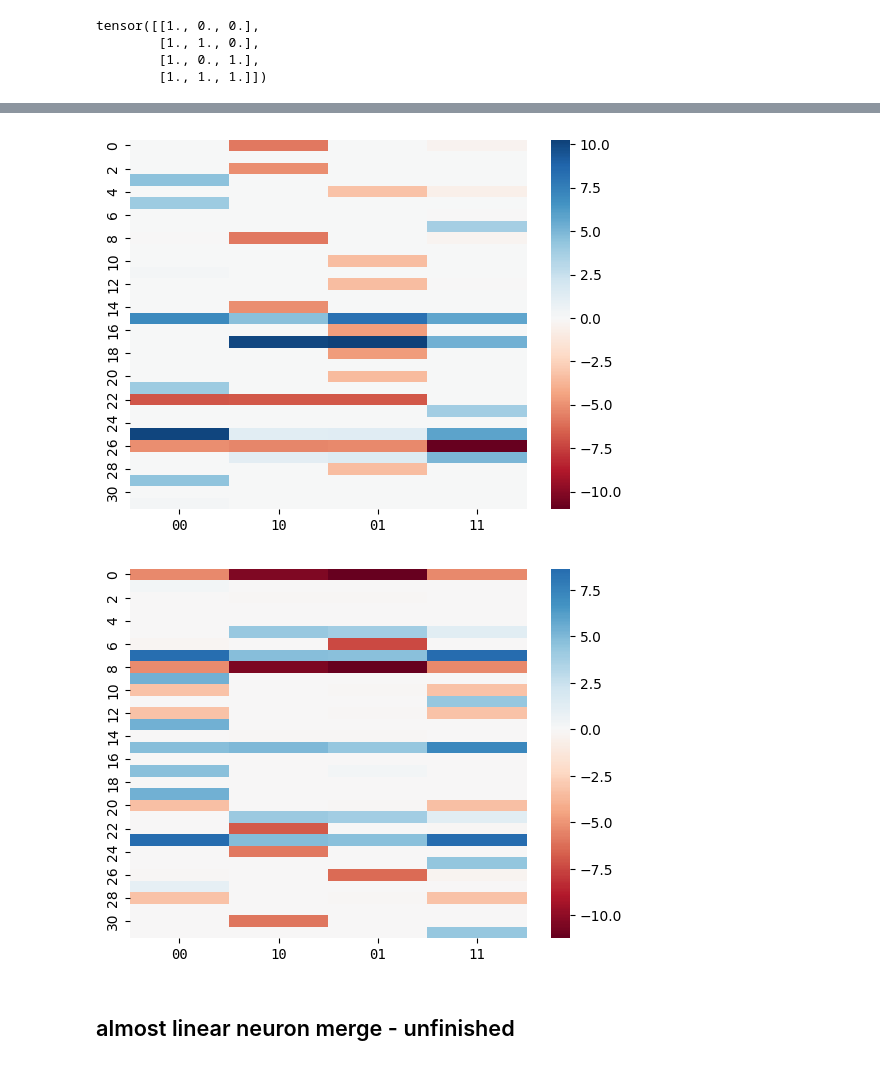
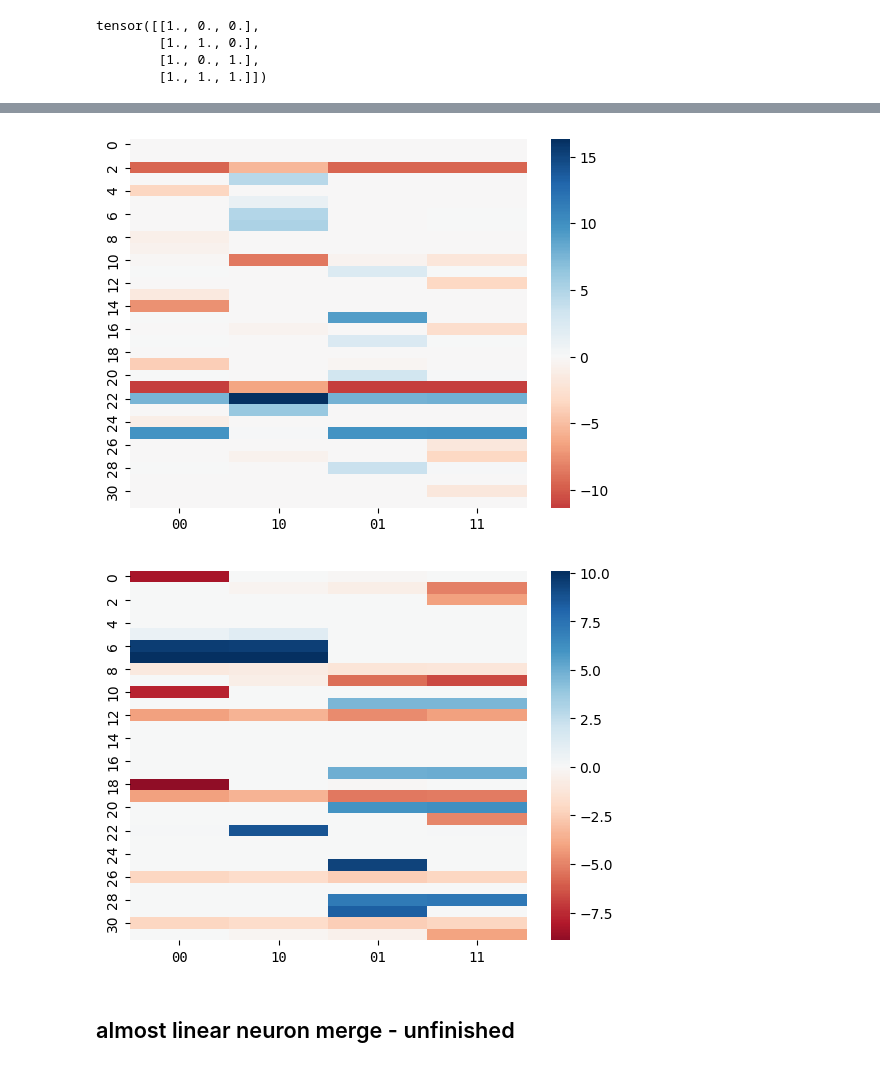
Before and after one commit to jackpeck/spd, a Jupyter notebook: spd/experiments/multitask_sparse_parity/examining_how_mtsp_model_works2.ipynb, the cells around one changed output, grey strips where cells are left out. Saved outputs shown, nothing was run; the diff lists cells and outputs as text; code cells hidden in the pictures.

```diff
--- a/spd/experiments/multitask_sparse_parity/examining_how_mtsp_model_works2.ipynb
+++ b/spd/experiments/multitask_sparse_parity/examining_how_mtsp_model_works2.ipynb
@@ -78,7 +79,10 @@ def patch_in_l2_if_model_has_l2_fix(model):
 # %%
 patch_in_l2_if_model_has_l2_fix(model)
 # %%
-l2_synth = model.l2.weight.data[0] - model.l2.weight.data[1]
+if hasattr(model, 'l2_bce'):
+    l2_synth = model.l2_bce.weight.data[0]
+else:
+    l2_synth = model.l2.weight.data[0] - model.l2.weight.data[1]
 # %%
 model
 # %% [output]
@@ -159,7 +161,8 @@ task_bits[:, dataset.selected_bits_by_task[0]] = bits
 x1 = torch.cat([F.one_hot(task_ids, config.n_control_bits), task_bits], dim=1).float()
 x2 = model.l1(x1)
 x3 = F.relu(x2)
-x4 = model.l2(x3)
+# x4 = model.l2(x3)
+x4 = model.l2_bce(x3)
 x1 = x1.detach()
 x2 = x2.detach()
 x3 = x3.detach()
@@ -186,7 +189,7 @@ for task_id in range(config.n_control_bits):
     x1 = torch.cat([F.one_hot(task_ids, config.n_control_bits).float(), task_bits.float()], dim=1)
     x2 = model.l1(x1)
     x3 = F.relu(x2)
-    x4 = model.l2(x3)
+    x4 = model.l2_bce(x3)
     x1 = x1.detach()
     x2 = x2.detach()
     x3 = x3.detach()
@@ -203,30 +206,30 @@ for task_id in range(config.n_control_bits):
 # %%
 for task_id in range(config.n_control_bits):
     task_ids = torch.tensor(task_id).repeat(2**config.n_xored_bits)
     # task_bits = torch.ones((2**config.n_xored_bits, config.n_task_bits), dtype=torch.long)
     # task_bits = torch.zeros((2**config.n_xored_bits, config.n_task_bits))
     task_bits = torch.randint(2, (2**config.n_xored_bits, config.n_task_bits)).float()
     task_bits[:, dataset.selected_bits_by_task[task_id]] = bits.float()
     # out = model((task_ids, task_bits, ()))
     # out[:, 0] - out[:, 1]
 
     x1 = torch.cat([F.one_hot(task_ids, config.n_control_bits).float(), task_bits.float()], dim=1)
     x2 = model.l1(x1)
     x3 = F.relu(x2)
-    x4 = model.l2(x3)
+    x4 = model.l2_bce(x3)
     x1 = x1.detach()
     x2 = x2.detach()
     x3 = x3.detach()
     x4 = x4.detach()
 
     bit_labels = ["".join(str(b) for b in row) for row in bits.tolist()]
     ax = sns.heatmap((x3 * l2_synth[neuron_mask]).T, cmap="RdBu", center=0)
     ax.set_xticks(np.arange(len(bit_labels)) + 0.5)
     ax.set_xticklabels(bit_labels, rotation=0, fontfamily="monospace")
     plt.show()
 # %% [output]
-[figure, old version]
+[figure, new version]
-[figure, old version]
+[figure, new version]
 # %% [markdown]
 ## almost linear neuron merge - unfinished
 # %%
```
Also changed, not shown: parts of 31 cells of this notebook, 2 other files.
